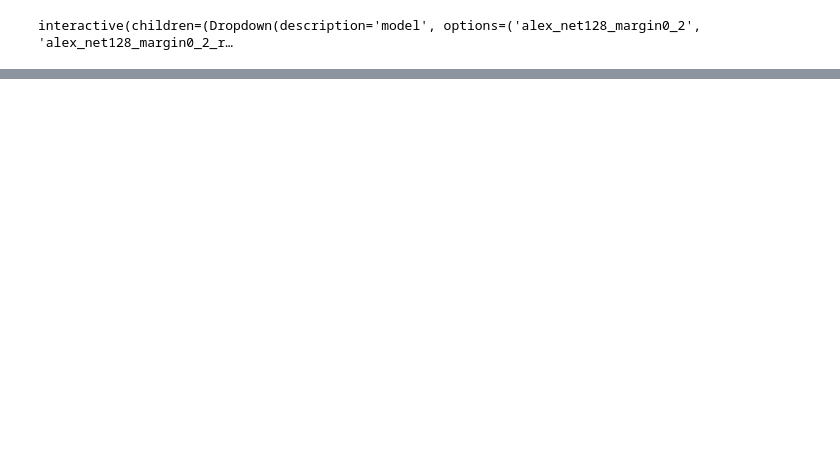
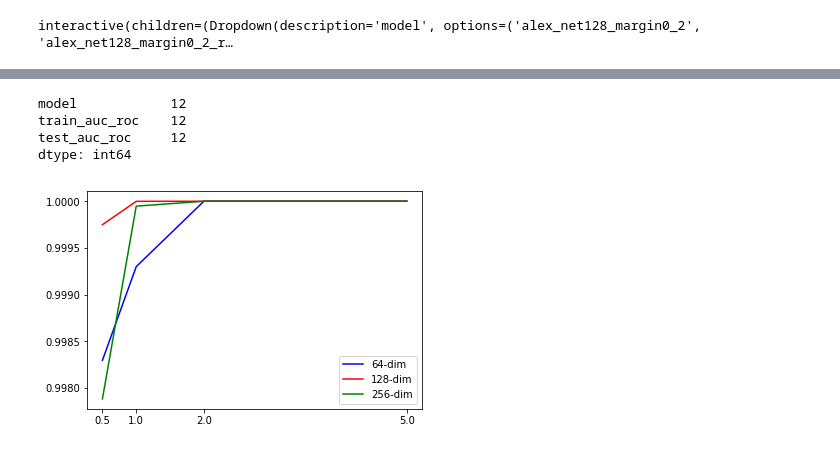
Before and after one commit to binarySequoia/learning_bee_fingerprints, a Jupyter notebook: notebooks/vizualization.ipynb, the cells around one changed output, grey strips where cells are left out. Saved outputs shown, nothing was run; the diff lists cells and outputs as text; code cells hidden in the pictures; blank space fills up the shorter version.

```diff
--- a/notebooks/vizualization.ipynb
+++ b/notebooks/vizualization.ipynb
@@ -164,0 +158,23 @@ AUC_TABLE.head()
+# %%
+body_idx = AUC_TABLE.model.str.contains("exp")
+# %%
+BODY_AUC_TABLE = AUC_TABLE[body_idx]
+# %%
+alex_net64_idx = BODY_AUC_TABLE.model.str.contains("body_sept_alex_net64")
+alex_net128_idx = BODY_AUC_TABLE.model.str.contains("body_sept_alex_net128")
+alex_net256_idx = BODY_AUC_TABLE.model.str.contains("body_sept_alex_net256")
+# %%
+BODY_AUC_TABLE.count()
+# %% [output]
+model            12
+train_auc_roc    12
+test_auc_roc     12
+dtype: int64
+# %%
+plt.plot([0.5, 1, 2, 5], BODY_AUC_TABLE[alex_net64_idx]["train_auc_roc"].values, "b-", label="64-dim")
+plt.plot([0.5, 1, 2, 5], BODY_AUC_TABLE[alex_net128_idx]["train_auc_roc"].values, "r-", label="128-dim")
+plt.plot([0.5, 1, 2, 5], BODY_AUC_TABLE[alex_net256_idx]["train_auc_roc"].values, "g-", label="256-dim")
+plt.xticks([0.5, 1, 2, 5])
+plt.legend();
+# %% [output]
+[figure, added]
```
Also changed, not shown: parts of 8 cells of this notebook, 15 other files.
